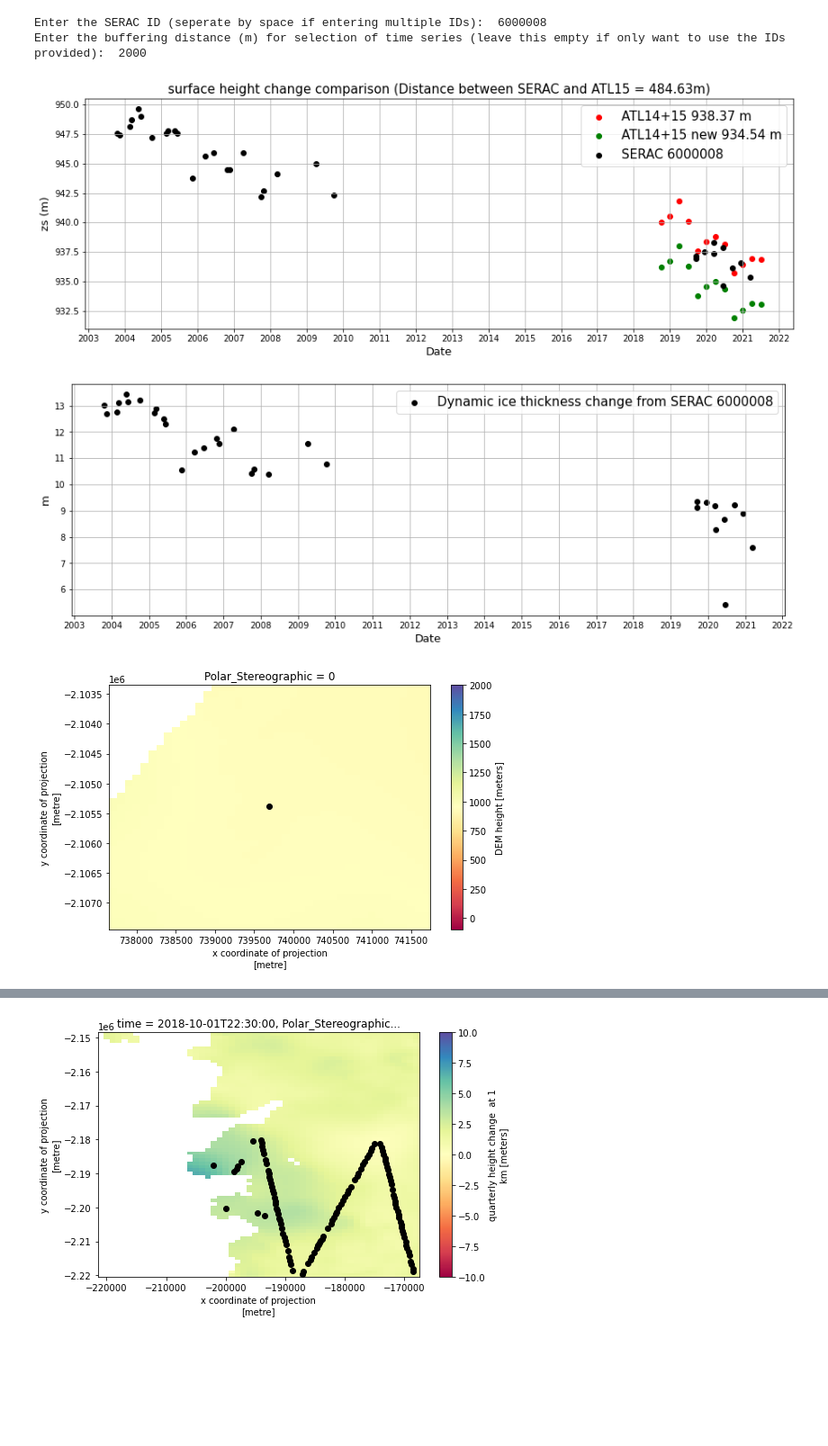
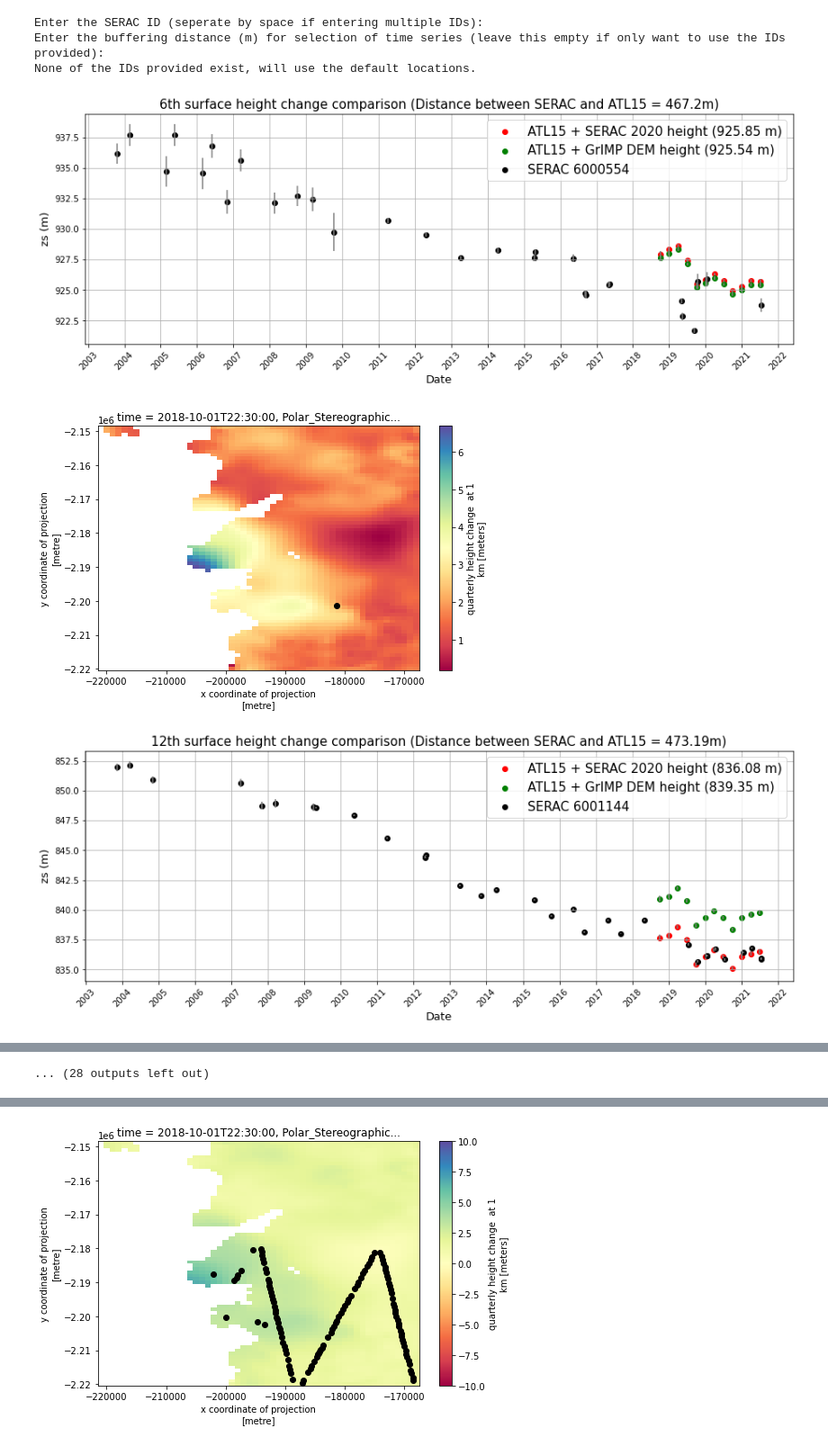
Before and after one commit to hui-97/Greenland_mass_balance_2022, a Jupyter notebook: IS2ATL15_SERAC_comparison.ipynb, the cells around one changed output, grey strips where cells are left out. Shown at 90% size. Saved outputs shown, nothing was run; the diff lists cells and outputs as text; code cells hidden in the pictures; blank space fills up the shorter version.

```diff
--- a/IS2ATL15_SERAC_comparison.ipynb
+++ b/IS2ATL15_SERAC_comparison.ipynb
@@ -22,4 +21,9 @@ header, df = SERAC.return_raw()
 # %%
+tile_id = 6
+SERAC = ProcessSERAC.Read(SERAC_dir+"TimeSeriesTile"+str(tile_id)+"_partitioned.txt", max_col_count = 14)
+
+header, df = SERAC.return_raw()
+
 X = []
 Y = []
 transformer = Transformer.from_crs("epsg:4326", "epsg:3413", always_xy=True)
@@ -44,0 +49,11 @@ header.head()
+# %%
+## Only read tile 1.2 near the study area: https://nsidc.org/sites/default/files/nsidc-0715-v002-userguide.pdf
+DEM = rasterio.open(GrIMP_DEM_dir+'tile_1_2_30m_dem_v02.0.tif')
+print(DEM.crs)
+
+
+x_DEM_array = DEM.bounds.left + DEM.res[1]/2 + np.arange(0, DEM.width, 1) * DEM.res[1]
+y_DEM_array = DEM.bounds.top - DEM.res[0]/2 - np.arange(0, DEM.height, 1) * DEM.res[0]
+DEM_array = DEM.read(1)
+
+plt.imshow(DEM_array)
@@ -45,7 +64,6 @@ header.head()
 # %%
 # Read in the ATL14&15 data
-atl14 = xr.open_dataset(IS2_dir +"/ATL14_GL_0311_100m_001_01.nc")
-atl15 = xr.open_dataset(IS2_dir +"/ATL15_GL_0311_01km_001_01.nc", group="delta_h")
+atl15 = xr.open_dataset(IS2_dir +"ATL15_GL_0311_01km_001_01.nc", group="delta_h")
 # %%
 # Buffer selected SERAC reconstructions with a distance (buffer_dis) and extract bounding box
 def buffer_points(pts, buffer_dis):
@@ -109,8 +127,9 @@ if use_default or buffering:
     pts_sel_SERAC = np.logical_and(x_sel, y_sel)
     header_sel = header[pts_sel_SERAC].reset_index(drop = True)
 # %% [output]
-Enter the SERAC ID (seperate by space if entering multiple IDs):  6000008
-Enter the buffering distance (m) for selection of time series (leave this empty if only want to use the IDs provided):  2000
+Enter the SERAC ID (seperate by space if entering multiple IDs):
+Enter the buffering distance (m) for selection of time series (leave this empty if only want to use the IDs provided):
+None of the IDs provided exist, will use the default locations.
 # %%
 ## Extract time series
 
@@ -171,45 +224,51 @@ for time in atl15_h_aoi['time'].values:
 # %%
 ## Plot
 
-rand_plot = False
-k = 10
-if len(absh_SERAC)>k:
+rand_plot = True
+normalized = True
+
+normalized_ind = np.where(SERAC_2020 > 0)[0]
+if normalized:
+    inds = normalized_ind
+else:
+    inds = range(len(absh_SERAC))
+
+k = 20
+if len(inds)>k:
     if rand_plot:
-        # examp_plot_id = np.argpartition(header_sel['X'].values, tuple(range(0,k)))[:k] # Points with smallest "X"
-        examp_plot_id = np.sort(np.random.permutation(len(header_sel))[:k])
+        examp_plot_id = np.sort(np.random.permutation(inds)[:k])
     else:
-        examp_plot_id = range(k)
+        examp_plot_id = inds[:k]
 else:
-    examp_plot_id = range(len(absh_SERAC))
+    examp_plot_id = inds
+
 
 for i in examp_plot_id:
     fig, ax = plt.subplots(figsize = (15,5))
-    ax.scatter(time_atl15, h_atl1415[i], c = 'r', label = 'ATL14+15 ' + str(np.round(ts_atl14_dh_l[i], 2)) + ' m')
-    ax.scatter(time_atl15, h1_atl1415[i], c = 'g', label = 'ATL14+15 new ' + str(np.round(ts1_atl14_dh_l[i], 2)) + ' m')
+    ax.scatter(time_atl15, h_atl15[i]+SERAC_2020[i], c = 'r', label = 'ATL15 + SERAC 2020 height ('+str(np.round(SERAC_2020[i], 2)) +' m)')
+    plt.errorbar(time_atl15, h_atl15[i]+SERAC_2020[i], yerr = herr_atl15[i], color='grey', linestyle='')
+
+    ax.scatter(time_atl15, h_atl15[i]+h_DEM[i], c = 'g', label = 'ATL15 + GrIMP DEM height ('+str(np.round(h_DEM[i], 2)) +' m)')
+    plt.errorbar(time_atl15, h_atl15[i]+h_DEM[i], yerr = herr_atl15[i], color='grey', linestyle='')
 
     msk_SERAC = time_SERAC[i]>1990
     time_msked = time_SERAC[i][msk_SERAC]
     ax.scatter(time_msked, absh_SERAC[i][msk_SERAC], c = 'k', label = 'SERAC '+header_sel.iloc[i, 0])
+    plt.errorbar(time_msked, absh_SERAC[i][msk_SERAC], yerr = err_ele_SERAC[i][msk_SERAC], color='grey', linestyle='')
+
     ax.set_xticks(np.arange(int(time_msked[0]), 2023, 1))
     ax.set_xlabel('Date',fontsize = 13)
     ax.set_ylabel('zs (m)', fontsize=13)
-    ax.set_title('surface height change comparison (Distance between SERAC and ATL15 = '+str(np.round(SERAC_atl15_dis[i],2))+'m)', fontsize=15)
-    ax.legend(fontsize=15)
-    ax.grid(True)
-
-    fig, ax = plt.subplots(figsize = (15,5))
-    ax.scatter(time_msked, dynh_SERAC[i][msk_SERAC], c = 'k', label = 'Dynamic ice thickness change from SERAC '+header_sel.iloc[i, 0])
-    ax.set_xticks(np.arange(int(time_msked[0]), 2023, 1))
-    ax.set_xlabel('Date',fontsize = 13)
-    ax.set_ylabel('m', fontsize=13)
+    ax.set_title(str(i)+'th surface height change comparison (Distance between SERAC and ATL15 = '+str(np.round(SERAC_atl15_dis[i],2))+'m)', fontsize=15)
+    ax.tick_params(axis='x', rotation=45)
     ax.legend(fontsize=15)
     ax.grid(True)
 
     fig = plt.subplots(figsize = (8,5))
-    atl14_h_aoi.h.plot(cmap="Spectral", vmin=-100, vmax=2000)
+    atl15_h_aoi.delta_h[0].plot(cmap="Spectral") # , vmin=-100, vmax=2000
     plt.scatter(header_sel['X'].values[i], header_sel['Y'].values[i], c = 'k')
     plt.show()
 # %% [output]
-[figure, old version]
+[figure, new version]
-[figure, old version]
+[figure, new version]
-[figure, old version]
+[figure, new version]
@@ -215,0 +284 @@ for i in examp_plot_id:
+... (28 outputs left out)
```
Also changed, not shown: parts of 8 cells of this notebook, 1 other file.
